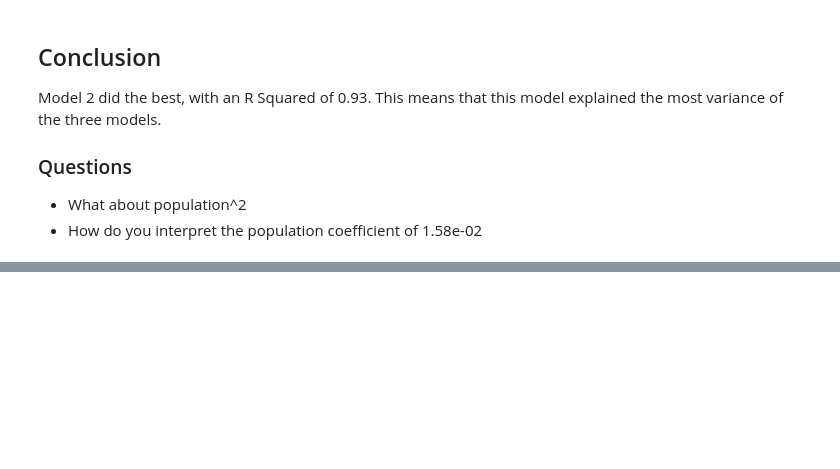
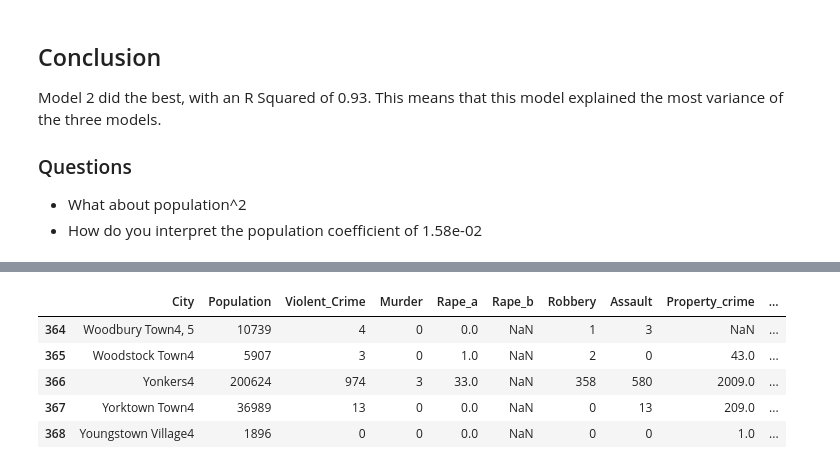
Before and after one commit to jlinGG/Thinkful-DS-Bootcamp, a Jupyter notebook: New-York-Crime.ipynb, the cells around one changed output, grey strips where cells are left out. Cells and saved outputs as stored; diff of their text form; code cells hidden in the pictures; blank space fills up the shorter version.

```diff
--- a/New-York-Crime.ipynb
+++ b/New-York-Crime.ipynb
@@ -295,0 +307,3 @@ Model 2 did the best, with an R Squared of 0.93.  This means that this model exp
+# %%
+# Loading test data
+data14 = pd.read_csv('datafiles/NYC_2014_Crimes.csv', encoding='iso-8859-1')
@@ -295,0 +319,9 @@ Model 2 did the best, with an R Squared of 0.93.  This means that this model exp
+# %%
+data14.tail()
+# %% [output]
+|  | City | Population | Violent_Crime | Murder | Rape_a | Rape_b | Robbery | Assault | Property_crime | ... |
+| 364 | Woodbury Town4, 5 | 10739 | 4 | 0 | 0.0 | NaN | 1 | 3 | NaN | ... |
+| 365 | Woodstock Town4 | 5907 | 3 | 0 | 1.0 | NaN | 2 | 0 | 43.0 | ... |
+| 366 | Yonkers4 | 200624 | 974 | 3 | 33.0 | NaN | 358 | 580 | 2009.0 | ... |
+| 367 | Yorktown Town4 | 36989 | 13 | 0 | 0.0 | NaN | 0 | 13 | 209.0 | ... |
+| 368 | Youngstown Village4 | 1896 | 0 | 0 | 0.0 | NaN | 0 | 0 | 1.0 | ... |
```
Also changed, not shown: parts of 13 cells of this notebook.
